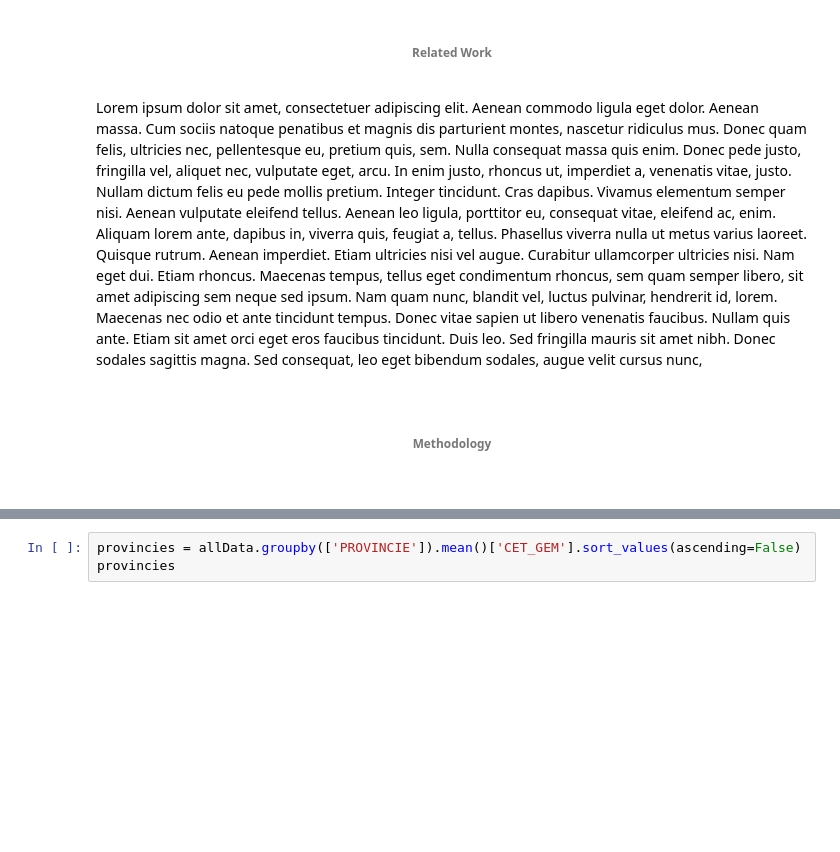
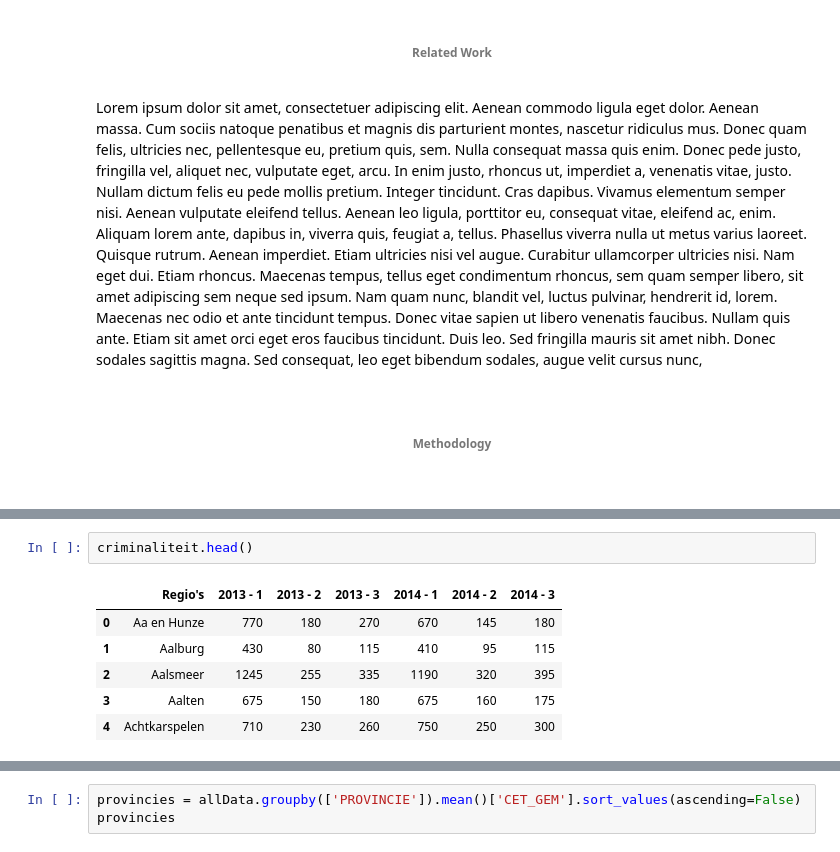
Before and after one commit to MJJMeijerink/MJJMeijerink.github.io, a Jupyter notebook: DataScience/Slides/Final Data Science Project 2016.ipynb, the cells around one changed output, grey strips where cells are left out. Drawn from its saved outputs; the diff is of its cells as text; blank space fills up the shorter version.

```diff
--- a/DataScience/Slides/Final Data Science Project 2016.ipynb
+++ b/DataScience/Slides/Final Data Science Project 2016.ipynb
@@ -70,0 +86,9 @@ allData = citoscores[citoscores.CET_GEM > 0].merge(schooladviezen, how='inner').
+# %%
+criminaliteit.head()
+# %% [output]
+|  | Regio's | 2013 - 1 | 2013 - 2 | 2013 - 3 | 2014 - 1 | 2014 - 2 | 2014 - 3 |
+| 0 | Aa en Hunze | 770 | 180 | 270 | 670 | 145 | 180 |
+| 1 | Aalburg | 430 | 80 | 115 | 410 | 95 | 115 |
+| 2 | Aalsmeer | 1245 | 255 | 335 | 1190 | 320 | 395 |
+| 3 | Aalten | 675 | 150 | 180 | 675 | 160 | 175 |
+| 4 | Achtkarspelen | 710 | 230 | 260 | 750 | 250 | 300 |
```
Also changed, not shown: parts of 7 cells of this notebook.
